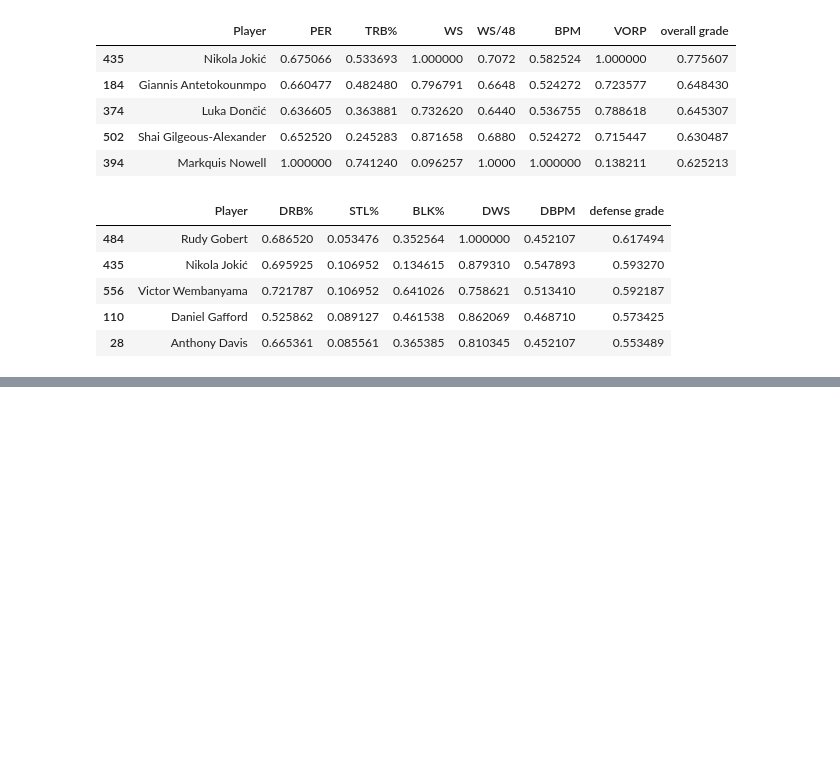
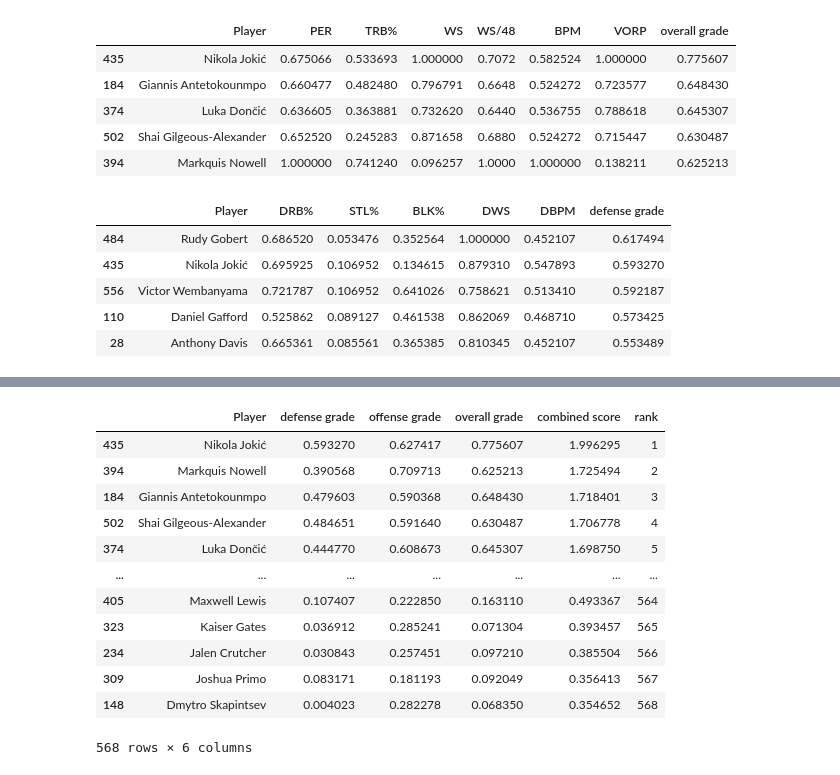
Before and after one commit to GeordieJones/Extra_Practice, a Jupyter notebook: basketball_data_filtering/data_filter.ipynb, the cells around one changed output, grey strips where cells are left out. Saved outputs shown, nothing was run; the diff lists cells and outputs as text; code cells hidden in the pictures; blank space fills up the shorter version.

Commit message:
all players ranked

```diff
--- a/basketball_data_filtering/data_filter.ipynb
+++ b/basketball_data_filtering/data_filter.ipynb
@@ -121,3 +121,12 @@ ranked_offense.head()
 | 374 | Luka Dončić | 0.672846 | 0.450 | 0.368 | 0.046382 | 0.775832 | 0.775832 | 0.496552 | 0.758621 | 0.563941 | ... |
 | 502 | Shai Gilgeous-Alexander | 0.693566 | 0.181 | 0.436 | 0.055659 | 0.521891 | 0.852890 | 0.452414 | 0.896552 | 0.530398 | ... |
 | 184 | Giannis Antetokounmpo | 0.707743 | 0.091 | 0.571 | 0.159555 | 0.572680 | 0.777583 | 0.455172 | 0.827586 | 0.530398 | ... |
+# %%
+# 3 dfs, ovr_stats, off_stats, def_stats
+
+final_df = pd.concat([def_stats['Player'], def_stats['defense grade'], off_stats['offense grade'], ovr_stats['overall grade']], axis=1)
+final_df = final_df.dropna(subset=['defense grade', 'offense grade', 'overall grade'])
+final_df['combined score'] = (final_df['defense grade'] + final_df['offense grade'] + final_df['overall grade'])
+final_df['rank'] = final_df['combined score'].rank(method='first', ascending=False).astype(int)
+
+final_df.head()
@@ -123,0 +140,17 @@ ranked_offense.head()
+# %%
+ranked = final_df.sort_values(by='rank', ascending=True)
+ranked
+# %% [output]
+|  | Player | defense grade | offense grade | overall grade | combined score | rank |
+| 435 | Nikola Jokić | 0.593270 | 0.627417 | 0.775607 | 1.996295 | 1 |
+| 394 | Markquis Nowell | 0.390568 | 0.709713 | 0.625213 | 1.725494 | 2 |
+| 184 | Giannis Antetokounmpo | 0.479603 | 0.590368 | 0.648430 | 1.718401 | 3 |
+| 502 | Shai Gilgeous-Alexander | 0.484651 | 0.591640 | 0.630487 | 1.706778 | 4 |
+| 374 | Luka Dončić | 0.444770 | 0.608673 | 0.645307 | 1.698750 | 5 |
+| ... | ... | ... | ... | ... | ... | ... |
+| 405 | Maxwell Lewis | 0.107407 | 0.222850 | 0.163110 | 0.493367 | 564 |
+| 323 | Kaiser Gates | 0.036912 | 0.285241 | 0.071304 | 0.393457 | 565 |
+| 234 | Jalen Crutcher | 0.030843 | 0.257451 | 0.097210 | 0.385504 | 566 |
+| 309 | Joshua Primo | 0.083171 | 0.181193 | 0.092049 | 0.356413 | 567 |
+| 148 | Dmytro Skapintsev | 0.004023 | 0.282278 | 0.068350 | 0.354652 | 568 |
+568 rows × 6 columns
```
Also changed, not shown: parts of 1 cell of this notebook.
